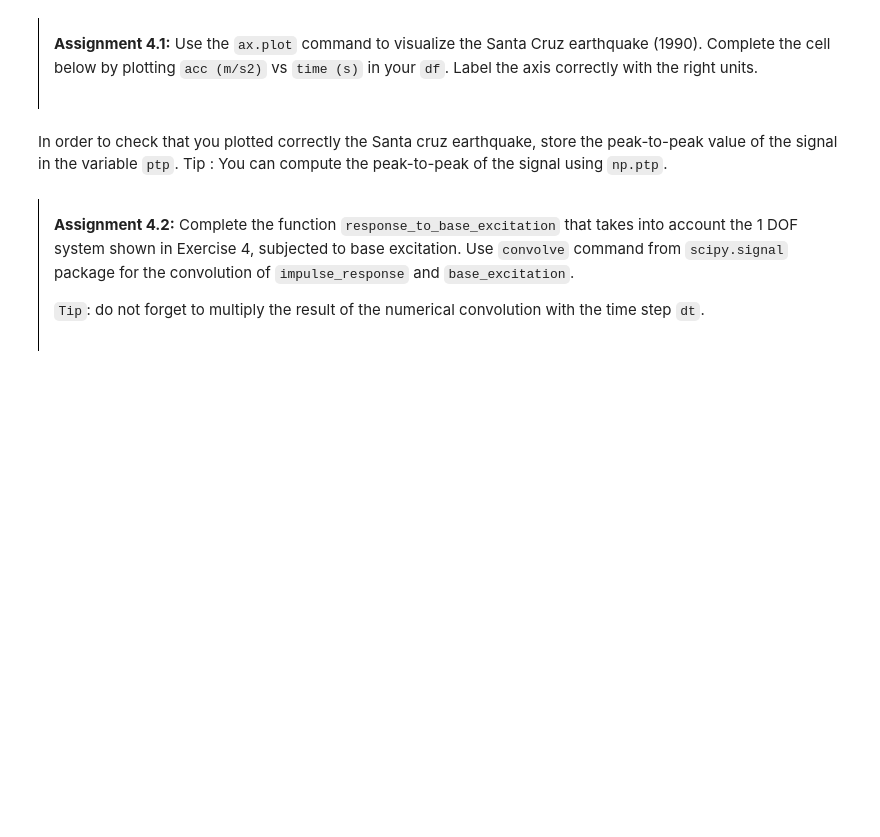
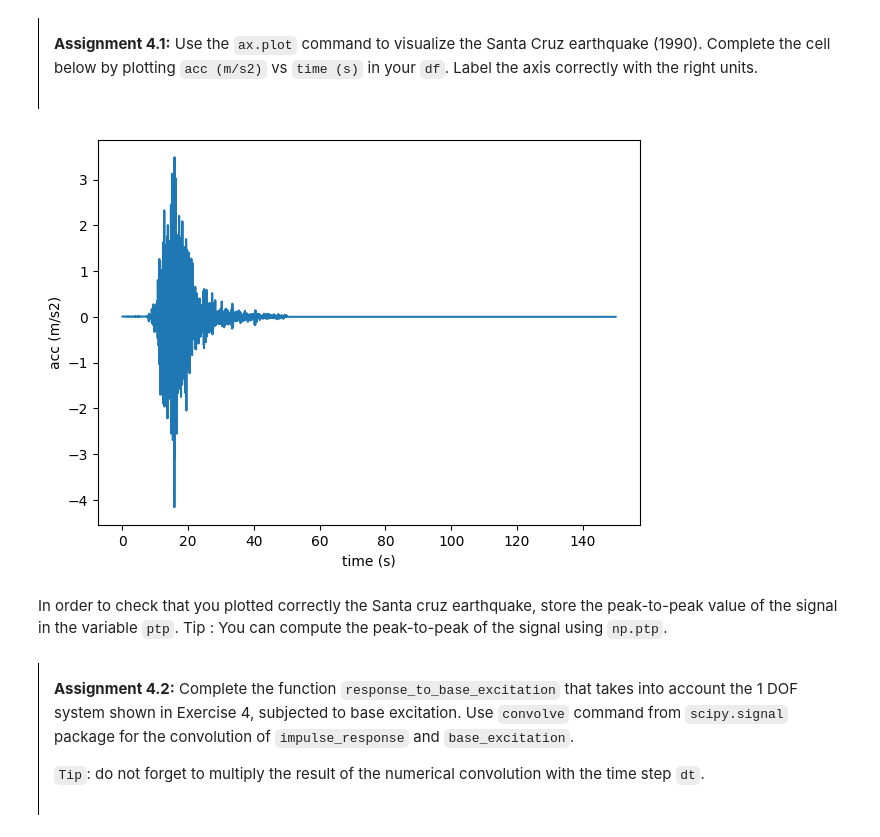
Before and after one commit to TiebeP/MV2627_Exercises, a Jupyter notebook: Session2_SDOF/session2.ipynb, the cells around one changed output. Saved outputs shown, nothing was run; the diff lists cells and outputs as text; code cells hidden in the pictures; blank space fills up the shorter version.

```diff
--- a/Session2_SDOF/session2.ipynb
+++ b/Session2_SDOF/session2.ipynb
@@ -594,11 +616,16 @@ df.head()
 # %%
 fig, ax = plt.subplots(figsize=(7, 5))
 
 t = df['time (s)']
 a = df['acc (m/s2)']
 
 # YOUR CODE HERE
-raise NotImplementedError()
+ax.plot(t, a)
+ax.set_xlabel("time (s)")
+ax.set_ylabel("acc (m/s2)")
+plt.show()
+# %% [output]
+[figure, added]
 # %% [markdown]
 In order to check that you plotted correctly the Santa cruz earthquake, store the peak-to-peak value of the signal in the variable `ptp`. Tip : You can compute the peak-to-peak of the signal using `np.ptp`.
 # %%
```
Also changed, not shown: parts of 13 cells of this notebook.
